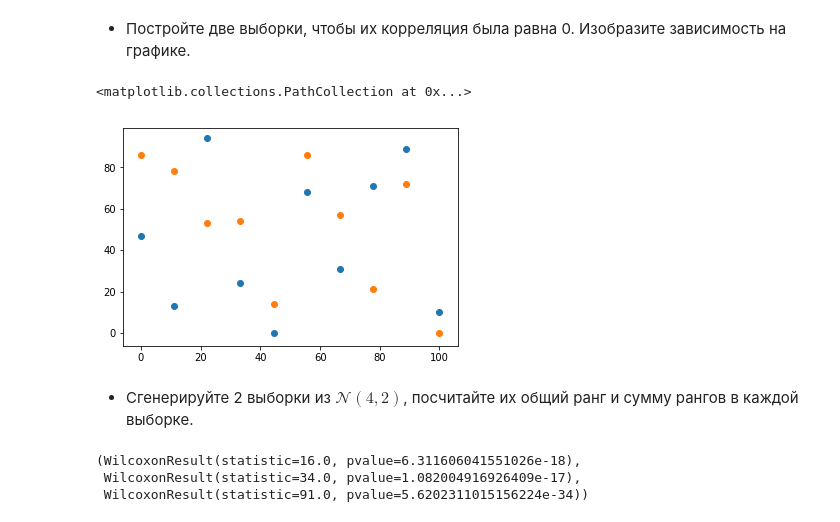
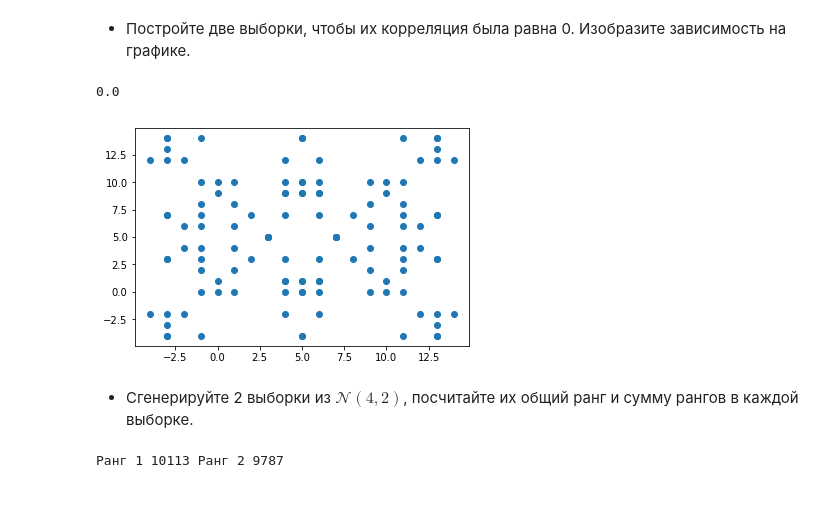
Before and after one commit to dsemen/netology, a Jupyter notebook: hw2_stats.ipynb, the cells around one changed output. Drawn from its saved outputs; the diff is of its cells as text; code cells hidden in the pictures.

```diff
--- a/hw2_stats.ipynb
+++ b/hw2_stats.ipynb
@@ -267,15 +273,29 @@ plt.plot(a, b)
 [figure]
 # %% [markdown]
 - Постройте две выборки, чтобы их корреляция была равна 0. Изобразите зависимость на графике.
-# %%
-a=np.random.randint(0,100,10)
-b=np.random.randint(0,100,10)
-x = np.linspace(0,100,10)
-plt.scatter(x,a)
-plt.scatter(x,b)
-# %% [output]
-<matplotlib.collections.PathCollection at 0x...>
-[figure, removed]
+# %%
+import random
+xmean=5
+ymean=5
+x=[]
+y=[]
+for i in range(0,30):
+    rnd1=random.randint(0,9)
+    rnd2=random.randint(0,9)
+    x.append(xmean-rnd1)
+    y.append(ymean-rnd2)
+    x.append(xmean-rnd1)
+    y.append(ymean+rnd2)
+    x.append(xmean+rnd1)
+    y.append(ymean+rnd2)
+    x.append(xmean+rnd1)
+    y.append(ymean-rnd2)
+plt.scatter(x,y)
+corr, p_value=stats.pearsonr(x,y)
+print(corr)
+# %% [output]
+0.0
+[figure, added]
 # %% [markdown]
 - Сгенерируйте 2 выборки из $\mathcal{N}(4,2)$, посчитайте их общий ранг и сумму рангов в каждой выборке.
 # %%
@@ -283,13 +303,14 @@ norm_rv = stats.norm(4,2)
 sample_1 = norm_rv.rvs(100)
 sample_2 = norm_rv.rvs(100)
 sample = np.concatenate((sample_1, sample_2))
-
-a=stats.wilcoxon(sample_1)
-b=stats.wilcoxon(sample_2)
-c=stats.wilcoxon(sample)
-
-a,b,c
+ordered_sample=sorted(sample)
+rank_1=0
+rank_2=0
+for i in range (0,len(ordered_sample)):
+    if ordered_sample[i] in sample_1:
+        rank_1+=i
+    else:
+        rank_2+=i
+print("Ранг 1 {} Ранг 2 {}".format(rank_1,rank_2))
 # %% [output]
-(WilcoxonResult(statistic=16.0, pvalue=6.311606041551026e-18),
- WilcoxonResult(statistic=34.0, pvalue=1.082004916926409e-17),
- WilcoxonResult(statistic=91.0, pvalue=5.6202311015156224e-34))
+Ранг 1 10113 Ранг 2 9787
```
Also changed, not shown: parts of 16 cells of this notebook.
